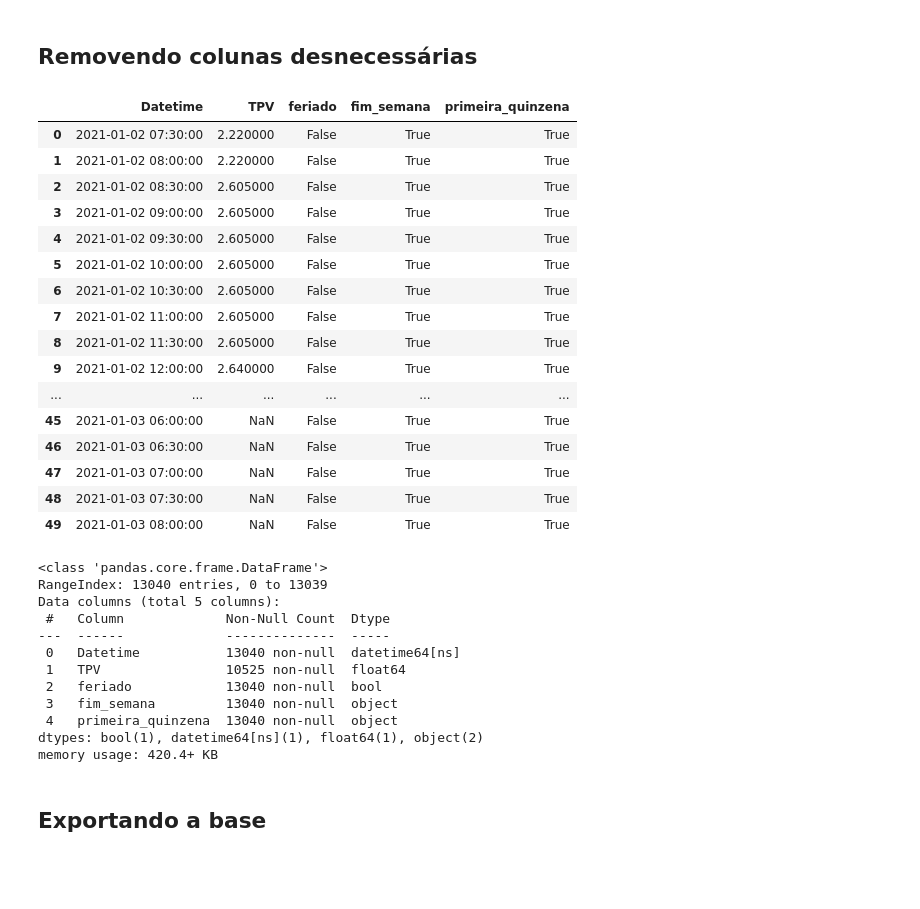
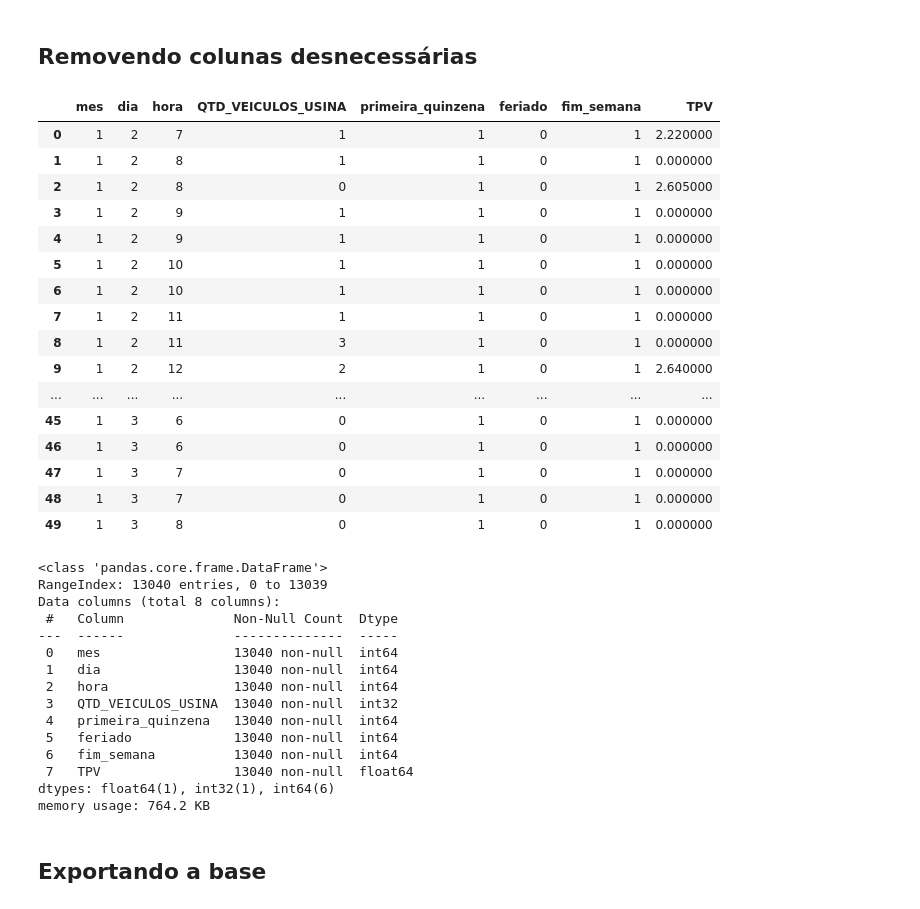
Before and after one commit to VictorHSPereira/dissertacao_pgmc, a Jupyter notebook: Cadernos/1. Tratamento_dados.ipynb, the cells around one changed output. Saved outputs shown, nothing was run; the diff lists cells and outputs as text; code cells hidden in the pictures; blank space fills up the shorter version.

```diff
--- a/Cadernos/1. Tratamento_dados.ipynb
+++ b/Cadernos/1. Tratamento_dados.ipynb
@@ -168,36 +217,49 @@ df_novo.rename(columns={'REAL - Saída': 'Datetime', 'tpv_media_acum': 'TPV'}, i
-# %%
-display(df_novo.head(50))
-df_novo.info()
-# %% [output]
-|  | Datetime | TPV | feriado | fim_semana | primeira_quinzena |
-| 0 | 2021-01-02 07:30:00 | 2.220000 | False | True | True |
-| 1 | 2021-01-02 08:00:00 | 2.220000 | False | True | True |
-| 2 | 2021-01-02 08:30:00 | 2.605000 | False | True | True |
-| 3 | 2021-01-02 09:00:00 | 2.605000 | False | True | True |
-| 4 | 2021-01-02 09:30:00 | 2.605000 | False | True | True |
-| 5 | 2021-01-02 10:00:00 | 2.605000 | False | True | True |
-| 6 | 2021-01-02 10:30:00 | 2.605000 | False | True | True |
-| 7 | 2021-01-02 11:00:00 | 2.605000 | False | True | True |
-| 8 | 2021-01-02 11:30:00 | 2.605000 | False | True | True |
-| 9 | 2021-01-02 12:00:00 | 2.640000 | False | True | True |
-| ... | ... | ... | ... | ... | ... |
-| 45 | 2021-01-03 06:00:00 | NaN | False | True | True |
-| 46 | 2021-01-03 06:30:00 | NaN | False | True | True |
-| 47 | 2021-01-03 07:00:00 | NaN | False | True | True |
-| 48 | 2021-01-03 07:30:00 | NaN | False | True | True |
-| 49 | 2021-01-03 08:00:00 | NaN | False | True | True |
-<class 'pandas.core.frame.DataFrame'>
-RangeIndex: 13040 entries, 0 to 13039
-Data columns (total 5 columns):
- #   Column             Non-Null Count  Dtype
----  ------             --------------  -----
- 0   Datetime           13040 non-null  datetime64[ns]
- 1   TPV                10525 non-null  float64
- 2   feriado            13040 non-null  bool
- 3   fim_semana         13040 non-null  object
- 4   primeira_quinzena  13040 non-null  object
-dtypes: bool(1), datetime64[ns](1), float64(1), object(2)
-memory usage: 420.4+ KB
+# %%
+df_novo = df_novo[['mes',
+                   'dia',
+                   'hora',
+                   'QTD_VEICULOS_USINA',
+                   'primeira_quinzena',
+                   'feriado',
+                   'fim_semana',
+                   'TPV']]
+df_novo.replace({True: 1, False: 0}, inplace=True)
+
+display(df_novo.head(50))
+df_novo.info()
+# %% [output]
+|  | mes | dia | hora | QTD_VEICULOS_USINA | primeira_quinzena | feriado | fim_semana | TPV |
+| 0 | 1 | 2 | 7 | 1 | 1 | 0 | 1 | 2.220000 |
+| 1 | 1 | 2 | 8 | 1 | 1 | 0 | 1 | 0.000000 |
+| 2 | 1 | 2 | 8 | 0 | 1 | 0 | 1 | 2.605000 |
+| 3 | 1 | 2 | 9 | 1 | 1 | 0 | 1 | 0.000000 |
+| 4 | 1 | 2 | 9 | 1 | 1 | 0 | 1 | 0.000000 |
+| 5 | 1 | 2 | 10 | 1 | 1 | 0 | 1 | 0.000000 |
+| 6 | 1 | 2 | 10 | 1 | 1 | 0 | 1 | 0.000000 |
+| 7 | 1 | 2 | 11 | 1 | 1 | 0 | 1 | 0.000000 |
+| 8 | 1 | 2 | 11 | 3 | 1 | 0 | 1 | 0.000000 |
+| 9 | 1 | 2 | 12 | 2 | 1 | 0 | 1 | 2.640000 |
+| ... | ... | ... | ... | ... | ... | ... | ... | ... |
+| 45 | 1 | 3 | 6 | 0 | 1 | 0 | 1 | 0.000000 |
+| 46 | 1 | 3 | 6 | 0 | 1 | 0 | 1 | 0.000000 |
+| 47 | 1 | 3 | 7 | 0 | 1 | 0 | 1 | 0.000000 |
+| 48 | 1 | 3 | 7 | 0 | 1 | 0 | 1 | 0.000000 |
+| 49 | 1 | 3 | 8 | 0 | 1 | 0 | 1 | 0.000000 |
+<class 'pandas.core.frame.DataFrame'>
+RangeIndex: 13040 entries, 0 to 13039
+Data columns (total 8 columns):
+ #   Column              Non-Null Count  Dtype
+---  ------              --------------  -----
+ 0   mes                 13040 non-null  int64
+ 1   dia                 13040 non-null  int64
+ 2   hora                13040 non-null  int64
+ 3   QTD_VEICULOS_USINA  13040 non-null  int32
+ 4   primeira_quinzena   13040 non-null  int64
+ 5   feriado             13040 non-null  int64
+ 6   fim_semana          13040 non-null  int64
+ 7   TPV                 13040 non-null  float64
+dtypes: float64(1), int32(1), int64(6)
+memory usage: 764.2 KB
 # %% [markdown]
 ## Exportando a base
 # %%
```
Also changed, not shown: parts of 9 cells of this notebook, 2 other files.
